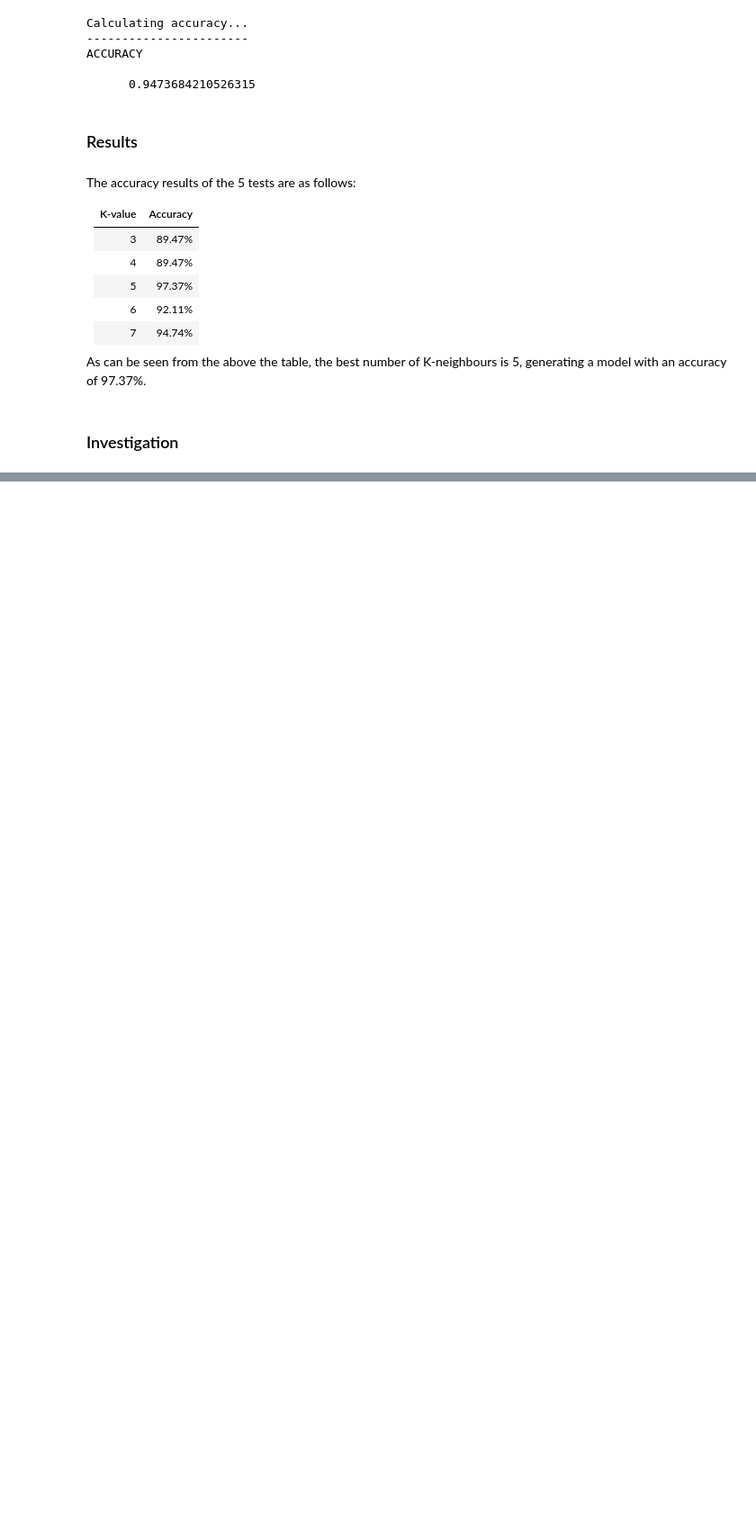
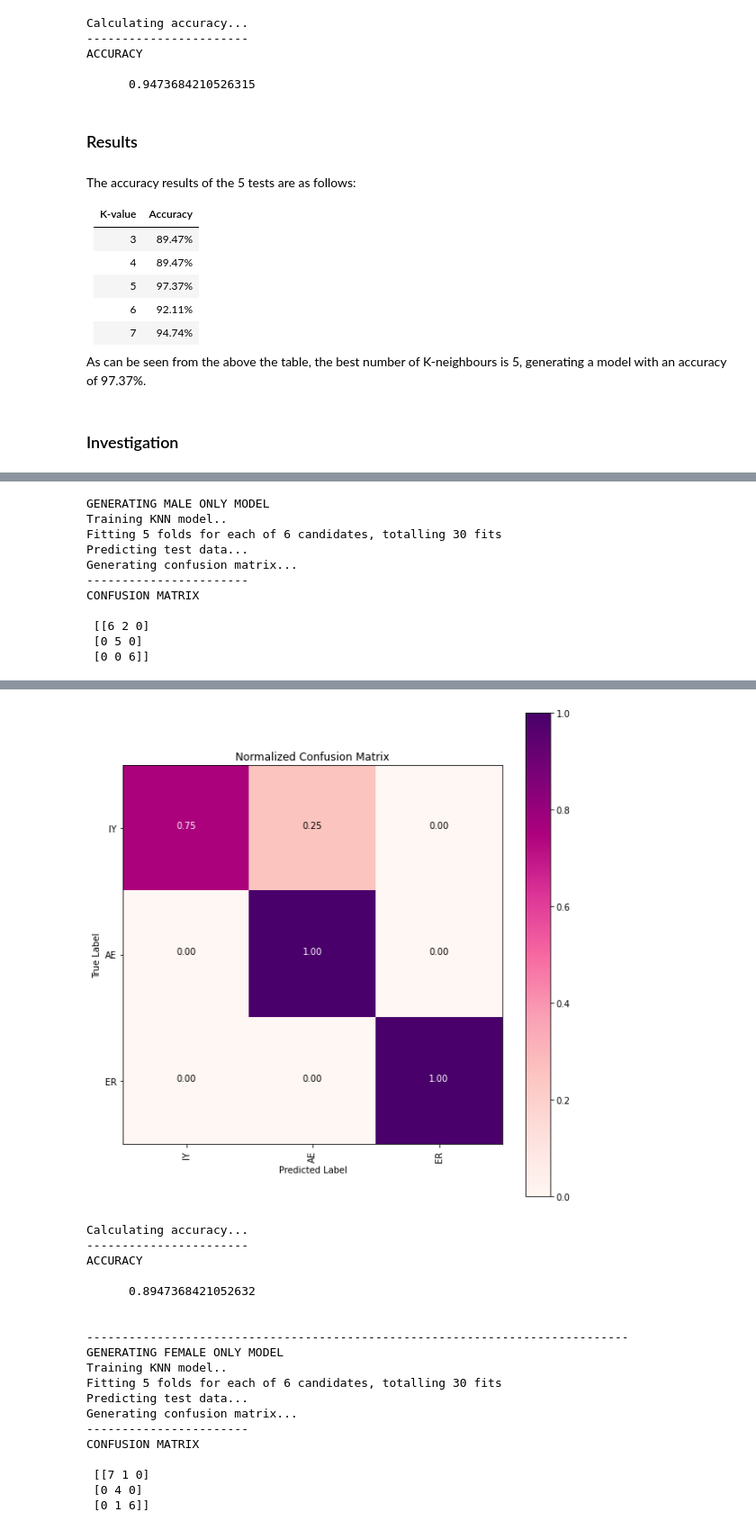
Before and after one commit to francescamizzi/NLP-ICS2203, a Jupyter notebook: Part 2 - Phenome Recognition/Speech Phoneme Analysis and Classification.ipynb, the cells around one changed output, grey strips where cells are left out. Shown at 90% size. Cells and saved outputs as stored; diff of their text form; code cells hidden in the pictures; blank space fills up the shorter version.

```diff
--- a/Part 2 - Phenome Recognition/Speech Phoneme Analysis and Classification.ipynb
+++ b/Part 2 - Phenome Recognition/Speech Phoneme Analysis and Classification.ipynb
@@ -333,0 +336,52 @@ As can be seen from the above the table, the best number of K-neighbours is 5, g
+# %%
+dataset1 = pd.read_csv("rawdata.csv")
+dataset1 = dataset1.drop(['SpeakerLabel'], axis = 1)
+dataset1 = dataset1.drop(['Word'], axis = 1)
+dataset1 = dataset1.drop(['ClassNo'], axis = 1)
+dataset1 = dataset1.drop(['Time'], axis = 1)
+
+dataset1 = dataset1.set_index("Gender")
+female = dataset1.drop(["M"], axis = 0)
+male = dataset1.drop(["F"], axis = 0)
+
+# MALE
+
+print('GENERATING MALE ONLY MODEL')
+
+data_matrix_m = male.drop(['VowelPhoneme'], axis = 1)
+data_labels_m = male['VowelPhoneme']
+data_train_m, data_test_m, label_train_m, label_test_m = train_test_split(data_matrix_m, data_labels_m, test_size=0.25, shuffle=True)
+
+knn_params = {'n_neighbors':[5], 'weights': ['uniform','distance'], 'algorithm': ['ball_tree', 'kd_tree','brute']}
+labels = ['IY', 'AE', 'ER']
+knn_kernel = neighbors.KNeighborsClassifier()
+knn_grid = GridSearchCV(knn_kernel, param_grid=knn_params, n_jobs=-1, verbose=1)
+knn_grid_results = train_model(knn_grid, data_train_m, label_train_m, data_test_m, label_test_m,class_labels=labels)
+
+
+#FEMALE
+
+print('-----------------------------------------------------------------------------')
+print('GENERATING FEMALE ONLY MODEL')
+
+data_matrix_f = male.drop(['VowelPhoneme'], axis = 1)
+data_labels_f = male['VowelPhoneme']
+data_train_f, data_test_f, label_train_f, label_test_f = train_test_split(data_matrix_f, data_labels_f, test_size=0.25, shuffle=True)
+
+knn_params = {'n_neighbors':[5], 'weights': ['uniform','distance'], 'algorithm': ['ball_tree', 'kd_tree','brute']}
+labels = ['IY', 'AE', 'ER']
+knn_kernel = neighbors.KNeighborsClassifier()
+knn_grid = GridSearchCV(knn_kernel, param_grid=knn_params, n_jobs=-1, verbose=1)
+knn_grid_results = train_model(knn_grid, data_train_f, label_train_f, data_test_f, label_test_f,class_labels=labels)
+# %% [output]
+GENERATING MALE ONLY MODEL
+Training KNN model..
+Fitting 5 folds for each of 6 candidates, totalling 30 fits
+Predicting test data...
+Generating confusion matrix...
+-----------------------
+CONFUSION MATRIX
+
+ [[6 2 0]
+ [0 5 0]
+ [0 0 6]]
@@ -333,0 +391,20 @@ As can be seen from the above the table, the best number of K-neighbours is 5, g
+[figure, added]
+Calculating accuracy...
+-----------------------
+ACCURACY
+
+      0.8947368421052632
+
+
+-----------------------------------------------------------------------------
+GENERATING FEMALE ONLY MODEL
+Training KNN model..
+Fitting 5 folds for each of 6 candidates, totalling 30 fits
+Predicting test data...
+Generating confusion matrix...
+-----------------------
+CONFUSION MATRIX
+
+ [[7 1 0]
+ [0 4 0]
+ [0 1 6]]
```
Also changed, not shown: parts of 11 cells of this notebook.
